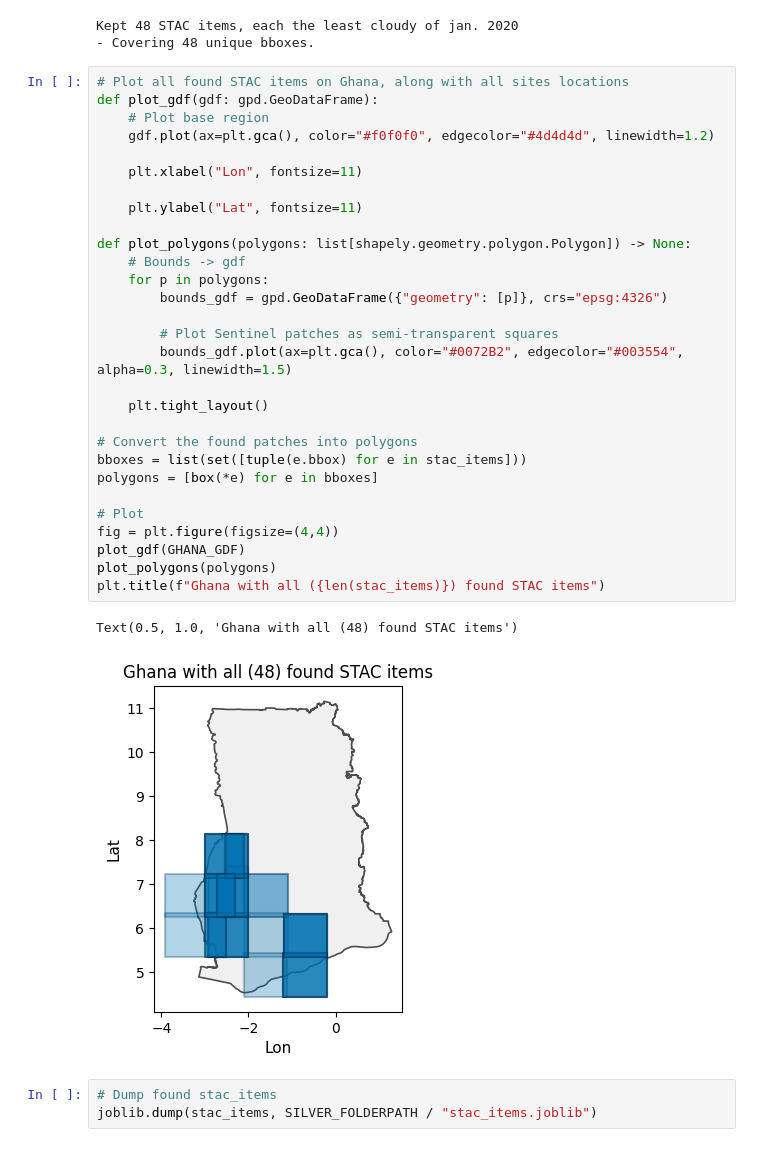
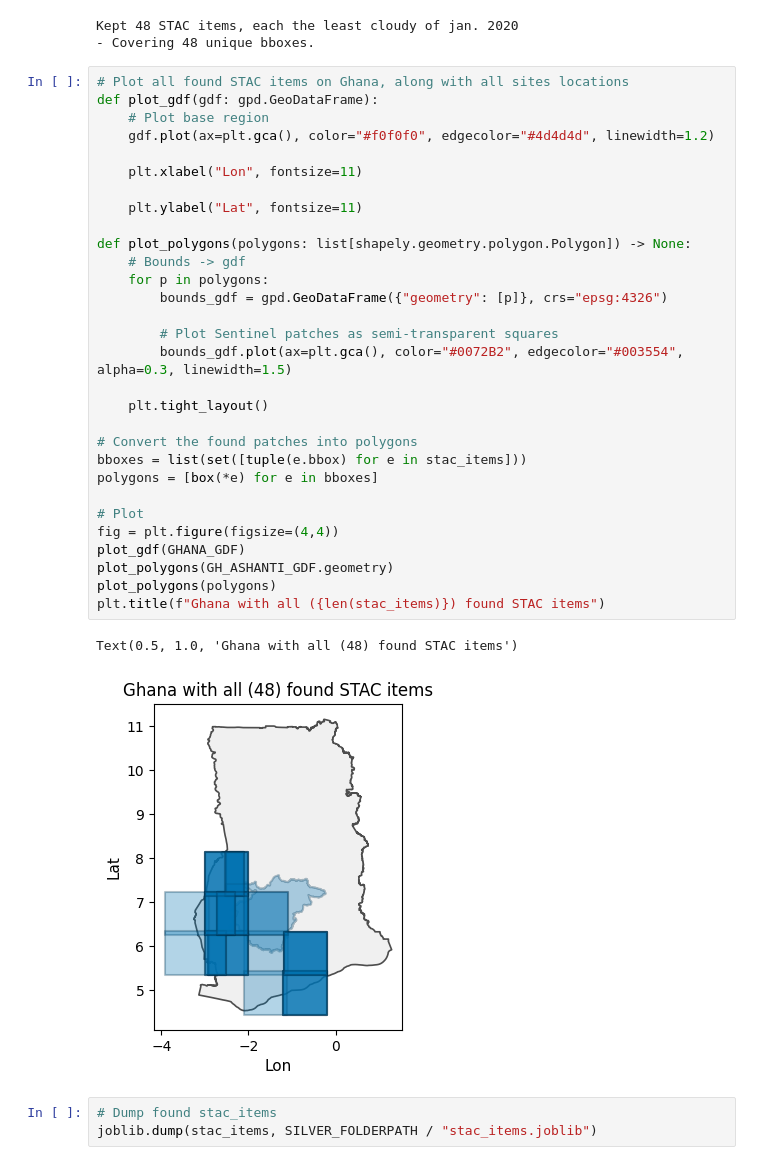
Before and after one commit to arthurgassner-synotis/forestero-skymap-poc, a Jupyter notebook: nb/0-1-find_stac.ipynb, the cells around one changed output. Saved outputs shown, nothing was run; the diff lists cells and outputs as text.

```diff
--- a/nb/0-1-find_stac.ipynb
+++ b/nb/0-1-find_stac.ipynb
@@ -111,34 +111,35 @@ Kept 48 STAC items, each the least cloudy of jan. 2020
 # Plot all found STAC items on Ghana, along with all sites locations
 def plot_gdf(gdf: gpd.GeoDataFrame):
     # Plot base region
     gdf.plot(ax=plt.gca(), color="#f0f0f0", edgecolor="#4d4d4d", linewidth=1.2)
 
     plt.xlabel("Lon", fontsize=11)
 
     plt.ylabel("Lat", fontsize=11)
 
 def plot_polygons(polygons: list[shapely.geometry.polygon.Polygon]) -> None:
     # Bounds -> gdf
     for p in polygons:
         bounds_gdf = gpd.GeoDataFrame({"geometry": [p]}, crs="epsg:4326")
 
         # Plot Sentinel patches as semi-transparent squares
         bounds_gdf.plot(ax=plt.gca(), color="#0072B2", edgecolor="#003554", alpha=0.3, linewidth=1.5)
 
     plt.tight_layout()
 
 # Convert the found patches into polygons
 bboxes = list(set([tuple(e.bbox) for e in stac_items]))
 polygons = [box(*e) for e in bboxes]
 
 # Plot
 fig = plt.figure(figsize=(4,4))
 plot_gdf(GHANA_GDF)
+plot_polygons(GH_ASHANTI_GDF.geometry)
 plot_polygons(polygons)
 plt.title(f"Ghana with all ({len(stac_items)}) found STAC items")
 # %% [output]
 Text(0.5, 1.0, 'Ghana with all (48) found STAC items')
-[figure, old version]
+[figure, new version]
 # %%
 # Dump found stac_items
 joblib.dump(stac_items, SILVER_FOLDERPATH / "stac_items.joblib")
```
Also changed, not shown: parts of 1 cell of this notebook, 2 other files.
